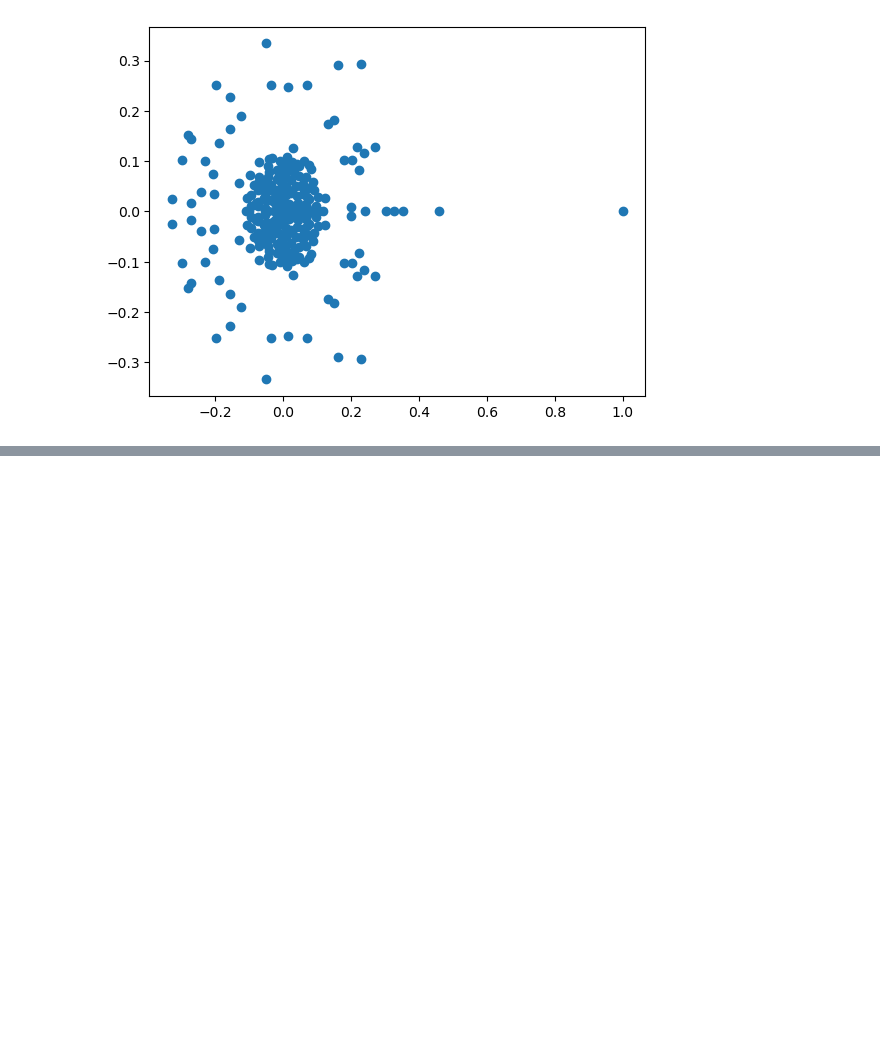
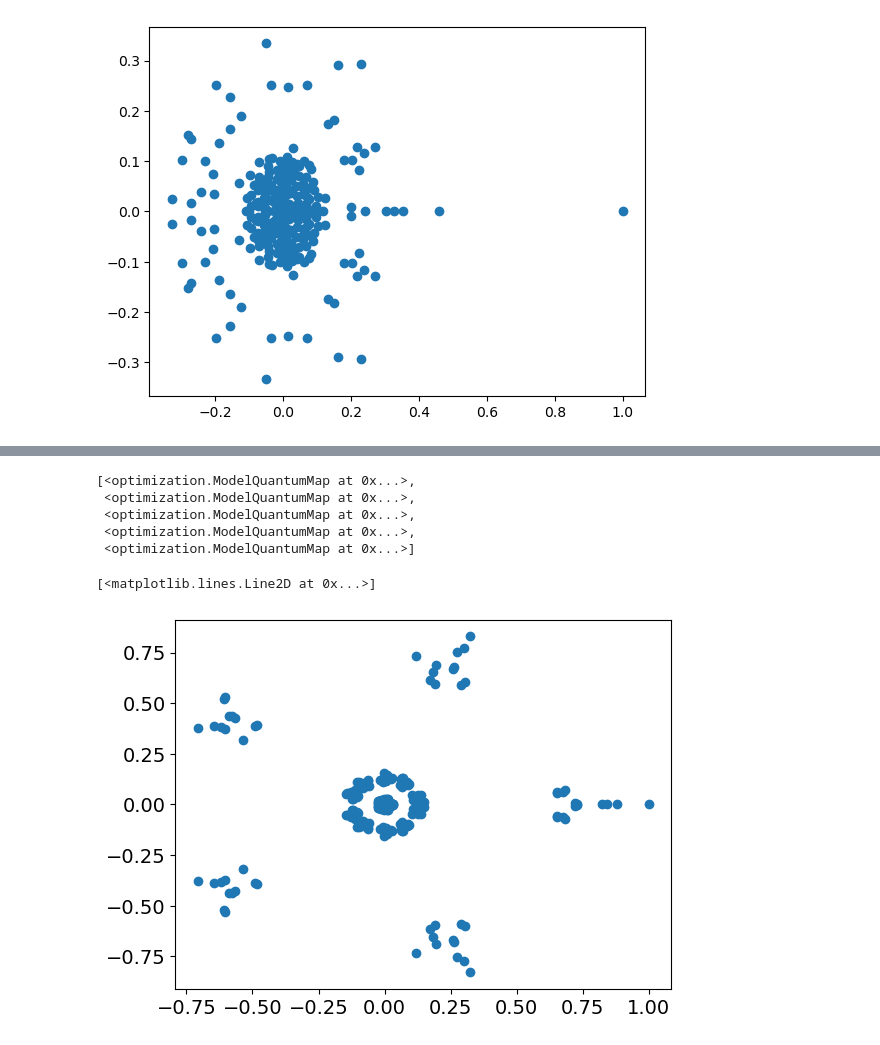
Before and after one commit to KristianWold/eddqc, a Jupyter notebook: analysis/integrable_transition/Donut_Transition.ipynb, the cells around one changed output, grey strips where cells are left out. Cells and saved outputs as stored; diff of their text form; code cells hidden in the pictures; blank space fills up the shorter version.

Commit message:
Add additional T=5 integrable superoperators for book keeping

```diff
--- a/analysis/integrable_transition/Donut_Transition.ipynb
+++ b/analysis/integrable_transition/Donut_Transition.ipynb
@@ -250,0 +260,2 @@ plt.plot(eig.real, eig.imag, "o")
+# %%
+model_list1 = pkl.load(open(f'../baseline_comparison/models/integrable_model_4_L=5.model', 'rb'))
@@ -250,0 +264,18 @@ plt.plot(eig.real, eig.imag, "o")
+# %%
+model_list1
+# %% [output]
+[<optimization.ModelQuantumMap at 0x...>,
+ <optimization.ModelQuantumMap at 0x...>,
+ <optimization.ModelQuantumMap at 0x...>,
+ <optimization.ModelQuantumMap at 0x...>,
+ <optimization.ModelQuantumMap at 0x...>]
+# %%
+for i, model in enumerate(model_list1):
+    SO = model.channel.superoperator
+    saver(SO, f"bookkeeping/superoperators_4q_ff/layers5_additional/superoperator{i}")
+# %%
+eig,_ = np.linalg.eig(SO)
+plt.plot(eig.real, eig.imag, "o")
+# %% [output]
+[<matplotlib.lines.Line2D at 0x...>]
+[figure, added]
```
Also changed, not shown: parts of 3 cells of this notebook, 1 other file.
